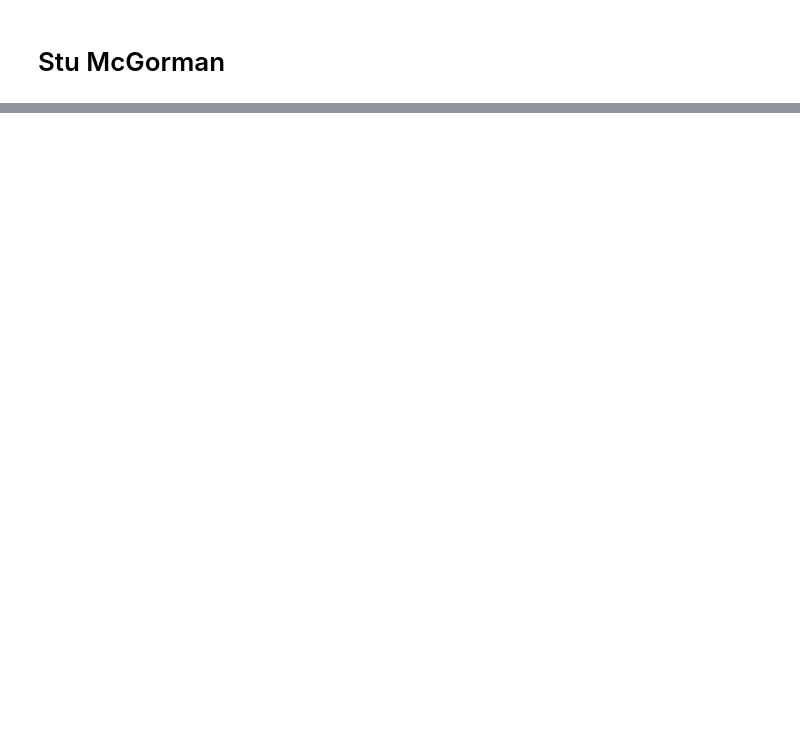
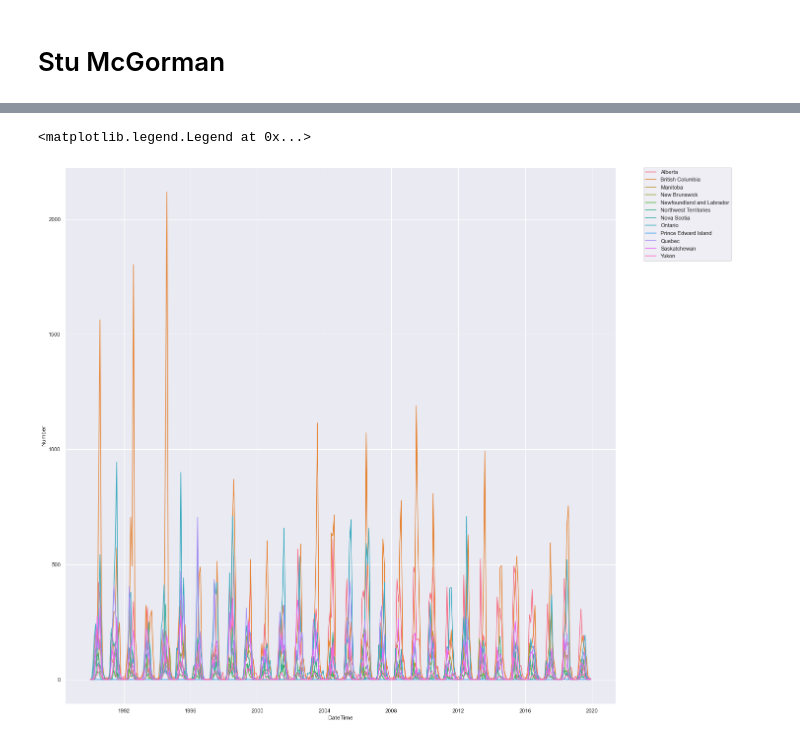
Before and after one commit to data301-2021-winter1/project-group33-project, a Jupyter notebook: notebooks/analysis1.ipynb, the cells around one changed output, grey strips where cells are left out. Saved outputs shown, nothing was run; the diff lists cells and outputs as text; code cells hidden in the pictures; blank space fills up the shorter version.

```diff
--- a/notebooks/analysis1.ipynb
+++ b/notebooks/analysis1.ipynb
@@ -205,0 +14,13 @@ display(dataBySize)
+# %%
+fireData = project_functions1.loadAndProcessFireData("../data/raw")
+ONIData = project_functions1.loadAndProcessONIData("../data/raw/ONI_Data.txt")
+ONIByYear = project_functions1.createONIByYear(ONIData)
+dataByMonth = project_functions1.createDataByMonth(fireData, ONIData)
+dataByCause = project_functions1.createDataByCause(fireData, ONIByYear)
+dataBySize = project_functions1.createDataBySize(fireData, ONIByYear)
+
+pd.set_option('display.min_rows', 30)
+pd.set_option('display.max_rows', 100)
+display(dataByMonth)
+display(dataByCause)
+display(dataBySize)
@@ -205,0 +141,8 @@ display(dataBySize)
+# %%
+sns.set(style = "darkgrid")
+plt.figure(figsize=(20,20))
+sns.lineplot(x="DateTime", y="Number", hue="Jurisdiction", data = dataByMonth)
+plt.legend(bbox_to_anchor=(1.05, 1), loc=2, borderaxespad=0.)
+# %% [output]
+<matplotlib.legend.Legend at 0x...>
+[figure, added]
```
Also changed, not shown: parts of 20 cells of this notebook, 1 other file.
